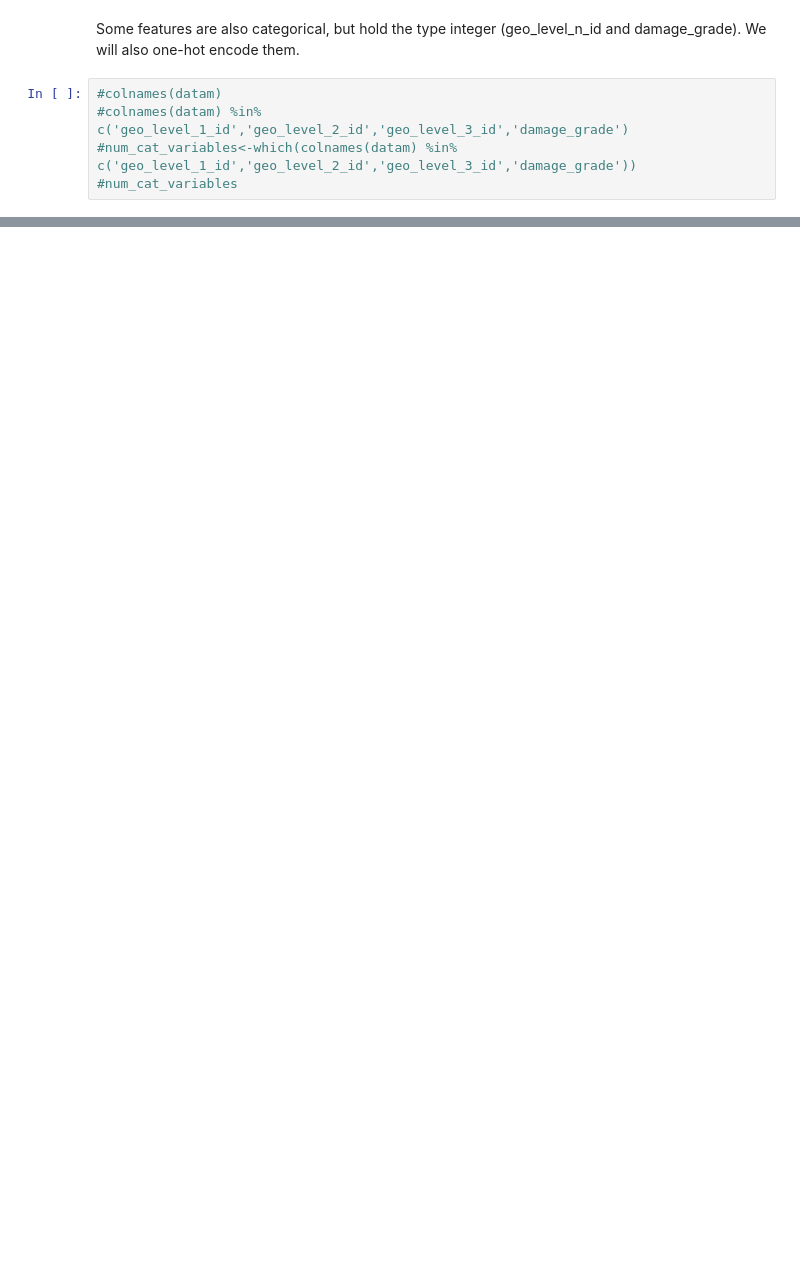
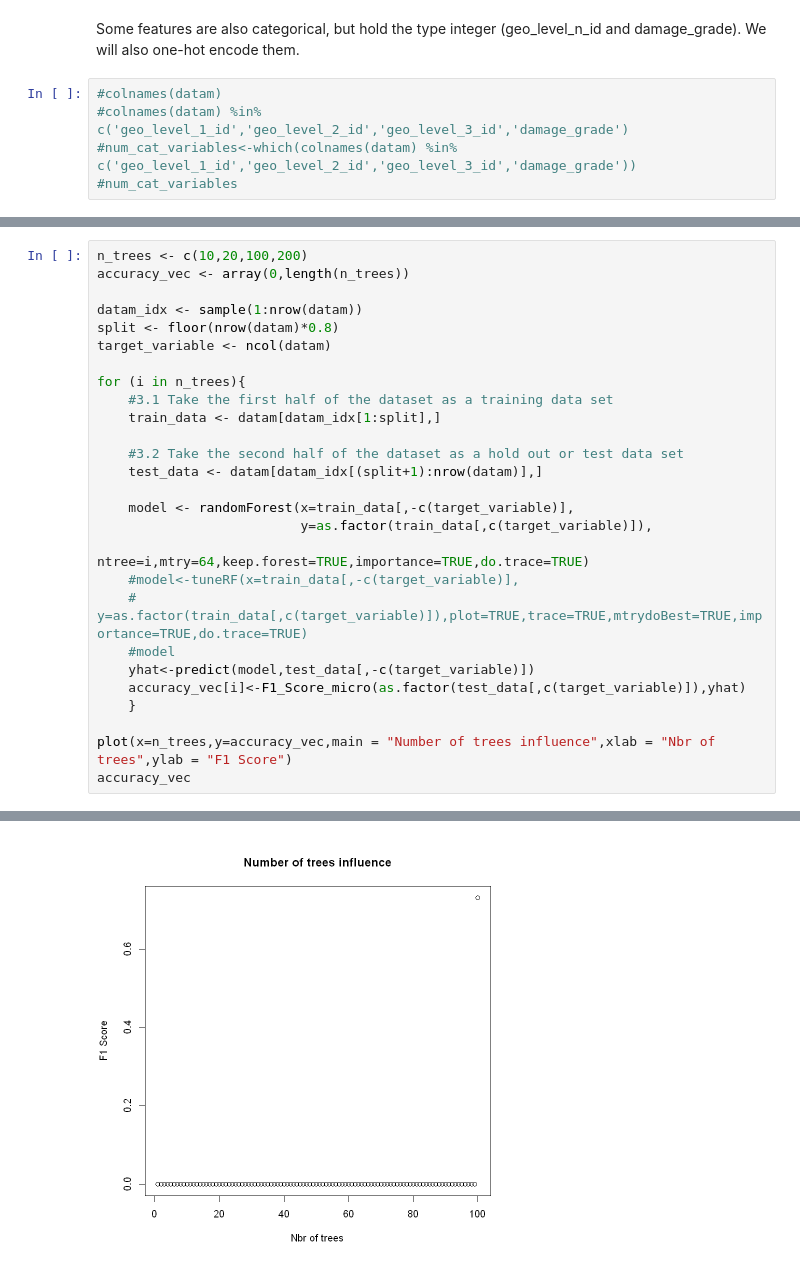
Before and after one commit to bikostet/richter-s-predictor-group-42, a Jupyter notebook: brouillon_bilal.ipynb, the cells around one changed output, grey strips where cells are left out. Cells and saved outputs as stored; diff of their text form; blank space fills up the shorter version.

```diff
--- a/brouillon_bilal.ipynb
+++ b/brouillon_bilal.ipynb
@@ -169,0 +563,28 @@ Les objets suivants sont masqués depuis 'package:base':
+# %%
+n_trees <- c(10,20,100,200)
+accuracy_vec <- array(0,length(n_trees))
+
+datam_idx <- sample(1:nrow(datam))
+split <- floor(nrow(datam)*0.8)
+target_variable <- ncol(datam)
+
+for (i in n_trees){
+    #3.1 Take the first half of the dataset as a training data set
+    train_data <- datam[datam_idx[1:split],]
+
+    #3.2 Take the second half of the dataset as a hold out or test data set
+    test_data <- datam[datam_idx[(split+1):nrow(datam)],]
+
+    model <- randomForest(x=train_data[,-c(target_variable)],
+                          y=as.factor(train_data[,c(target_variable)]),
+                          ntree=i,mtry=64,keep.forest=TRUE,importance=TRUE,do.trace=TRUE)
+    #model<-tuneRF(x=train_data[,-c(target_variable)],
+    #      y=as.factor(train_data[,c(target_variable)]),plot=TRUE,trace=TRUE,mtrydoBest=TRUE,importance=TRUE,do.trace=TRUE)
+    #model
+    yhat<-predict(model,test_data[,-c(target_variable)])
+    accuracy_vec[i]<-F1_Score_micro(as.factor(test_data[,c(target_variable)]),yhat)
+    }
+
+plot(x=n_trees,y=accuracy_vec,main = "Number of trees influence",xlab = "Nbr of trees",ylab = "F1 Score")
+accuracy_vec
+# %% [output]
@@ -169,0 +608 @@ Les objets suivants sont masqués depuis 'package:base':
+[figure, added]
```
Also changed, not shown: parts of 33 cells of this notebook, 5 other files.
